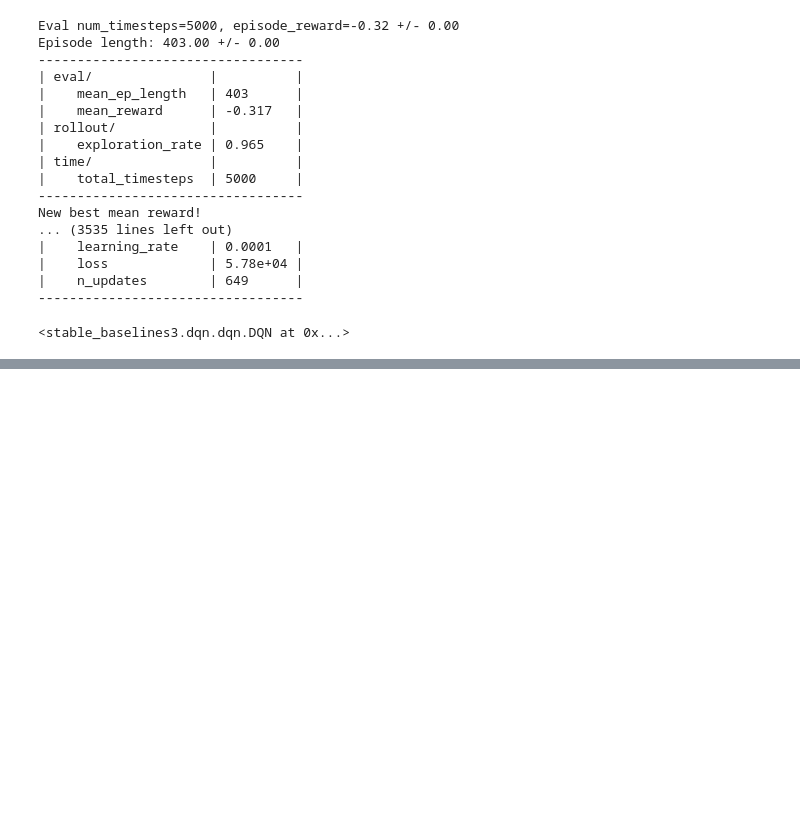
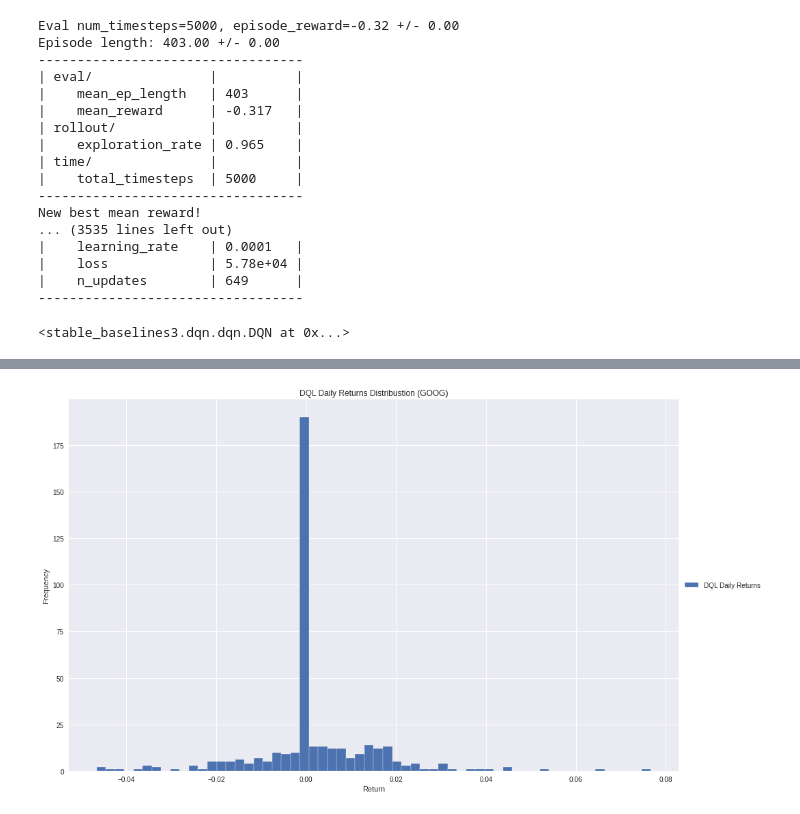
Before and after one commit to parveenxkashyap/deepRL-algorithmic-trading, a Jupyter notebook: notebook.ipynb, the cells around one changed output, grey strips where cells are left out. Cells and saved outputs as stored; diff of their text form; code cells hidden in the pictures; blank space fills up the shorter version.

```diff
--- a/notebook.ipynb
+++ b/notebook.ipynb
@@ -1381,0 +1409,13 @@ New best mean reward!
+# %%
+plt.figure(figsize=(16,10))
+plt.hist(
+    dqn_agent_res["daily_return_point"],
+    label="DQL Daily Returns",
+    bins=60,
+    )
+plt.title("DQL Daily Returns Distribustion (GOOG)")
+plt.xlabel("Return")
+plt.ylabel("Frequency")
+plt.legend(loc='center left', bbox_to_anchor=(1, 0.5));
+# %% [output]
+[figure, added]
```
Also changed, not shown: parts of 11 cells of this notebook.
